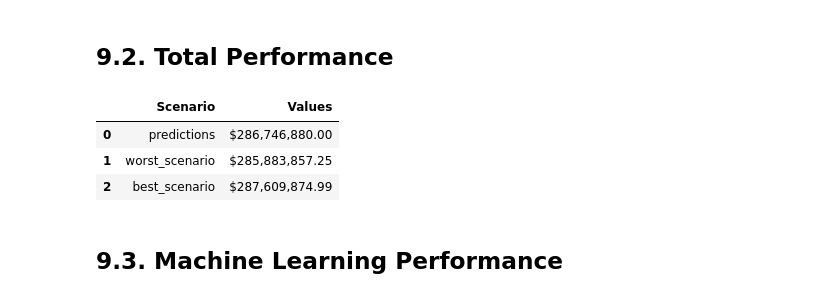
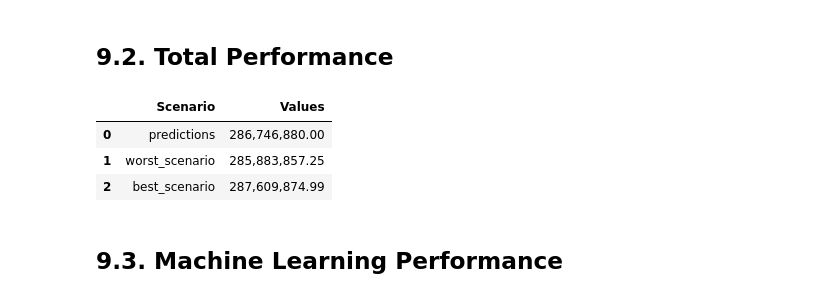
Before and after one commit to Leonamrsm/DS-em-Producao, a Jupyter notebook: Notebooks/rossmann_store_sales_prediction.ipynb, the cells around one changed output. Cells and saved outputs as stored; diff of their text form; code cells hidden in the pictures.

```diff
--- a/Notebooks/rossmann_store_sales_prediction.ipynb
+++ b/Notebooks/rossmann_store_sales_prediction.ipynb
@@ -1464,13 +1491,13 @@ sns.scatterplot(x='store', y='MAPE', data=df92)
 ## 9.2. Total Performance
 # %%
 df93 = df92[['predictions', 'worst_scenario', 'best_scenario']].apply(lambda x: np.sum(x), axis=0).reset_index().rename(columns={'index': 'Scenario', 0: 'Values'})
-df93['Values'] = df93['Values'].map('${:,.2f}'.format)
+df93['Values'] = df93['Values'].map('{:,.2f}'.format)
 df93
 # %% [output]
 |  | Scenario | Values |
-| 0 | predictions | $286,746,880.00 |
-| 1 | worst_scenario | $285,883,857.25 |
-| 2 | best_scenario | $287,609,874.99 |
+| 0 | predictions | 286,746,880.00 |
+| 1 | worst_scenario | 285,883,857.25 |
+| 2 | best_scenario | 287,609,874.99 |
 # %% [markdown]
 ## 9.3. Machine Learning Performance
 # %%
```
Also changed, not shown: parts of 15 cells of this notebook.
